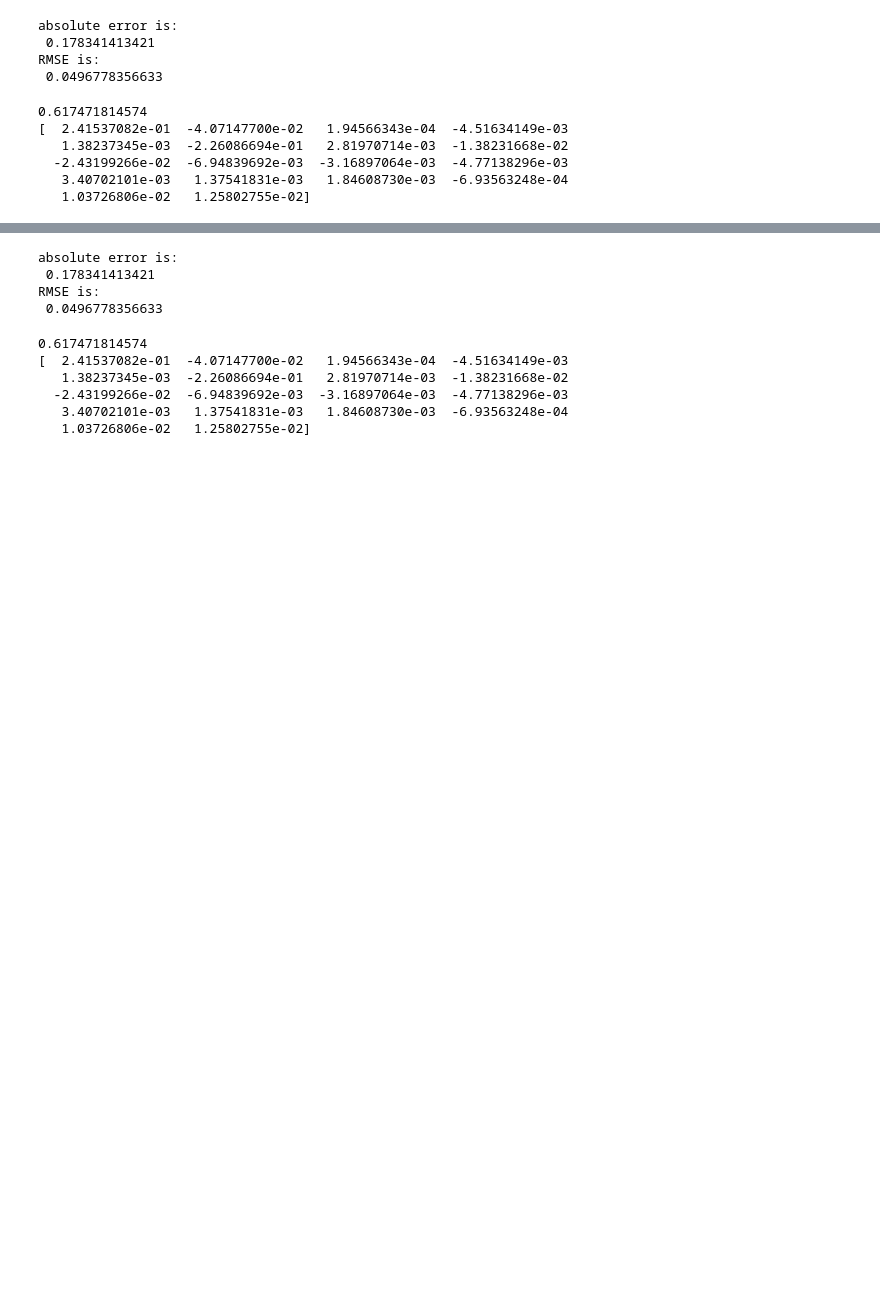
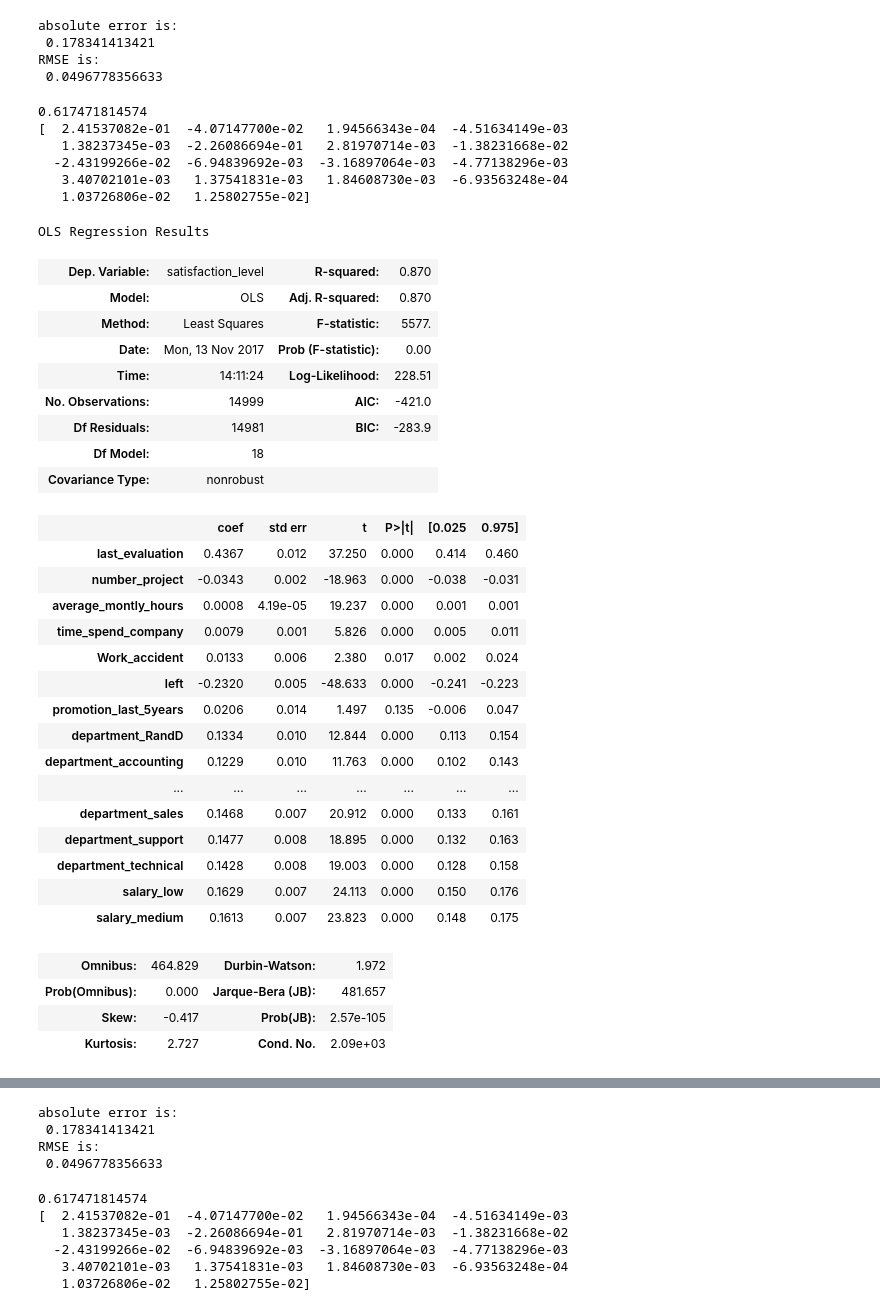
Before and after one commit to BIRatTUDD/Data-Science, a Jupyter notebook: LARS_HRA.ipynb, the cells around one changed output, grey strips where cells are left out. Saved outputs shown, nothing was run; the diff lists cells and outputs as text; code cells hidden in the pictures; blank space fills up the shorter version.

Commit message:
LARS regression compared

```diff
--- a/LARS_HRA.ipynb
+++ b/LARS_HRA.ipynb
@@ -87,4 +89,42 @@ print(lr.coef_)
   -2.43199266e-02  -6.94839692e-03  -3.16897064e-03  -4.77138296e-03
    3.40702101e-03   1.37541831e-03   1.84608730e-03  -6.93563248e-04
    1.03726806e-02   1.25802755e-02]
+# %%
+#Note the difference in argument order
+model = sm.OLS(y, X).fit()
+predictions = model.predict(X) # make the predictions by the model
+
+#Print out the statistics
+model.summary()
+# %% [output]
+OLS Regression Results
+| Dep. Variable: | satisfaction_level | R-squared: | 0.870 |
+| Model: | OLS | Adj. R-squared: | 0.870 |
+| Method: | Least Squares | F-statistic: | 5577. |
+| Date: | Mon, 13 Nov 2017 | Prob (F-statistic): | 0.00 |
+| Time: | 14:11:24 | Log-Likelihood: | 228.51 |
+| No. Observations: | 14999 | AIC: | -421.0 |
+| Df Residuals: | 14981 | BIC: | -283.9 |
+| Df Model: | 18 |  |  |
+| Covariance Type: | nonrobust |  |  |
+|  | coef | std err | t | P>|t| | [0.025 | 0.975] |
+| last_evaluation | 0.4367 | 0.012 | 37.250 | 0.000 | 0.414 | 0.460 |
+| number_project | -0.0343 | 0.002 | -18.963 | 0.000 | -0.038 | -0.031 |
+| average_montly_hours | 0.0008 | 4.19e-05 | 19.237 | 0.000 | 0.001 | 0.001 |
+| time_spend_company | 0.0079 | 0.001 | 5.826 | 0.000 | 0.005 | 0.011 |
+| Work_accident | 0.0133 | 0.006 | 2.380 | 0.017 | 0.002 | 0.024 |
+| left | -0.2320 | 0.005 | -48.633 | 0.000 | -0.241 | -0.223 |
+| promotion_last_5years | 0.0206 | 0.014 | 1.497 | 0.135 | -0.006 | 0.047 |
+| department_RandD | 0.1334 | 0.010 | 12.844 | 0.000 | 0.113 | 0.154 |
+| department_accounting | 0.1229 | 0.010 | 11.763 | 0.000 | 0.102 | 0.143 |
+| ... | ... | ... | ... | ... | ... | ... |
+| department_sales | 0.1468 | 0.007 | 20.912 | 0.000 | 0.133 | 0.161 |
+| department_support | 0.1477 | 0.008 | 18.895 | 0.000 | 0.132 | 0.163 |
+| department_technical | 0.1428 | 0.008 | 19.003 | 0.000 | 0.128 | 0.158 |
+| salary_low | 0.1629 | 0.007 | 24.113 | 0.000 | 0.150 | 0.176 |
+| salary_medium | 0.1613 | 0.007 | 23.823 | 0.000 | 0.148 | 0.175 |
+| Omnibus: | 464.829 | Durbin-Watson: | 1.972 |
+| Prob(Omnibus): | 0.000 | Jarque-Bera (JB): | 481.657 |
+| Skew: | -0.417 | Prob(JB): | 2.57e-105 |
+| Kurtosis: | 2.727 | Cond. No. | 2.09e+03 |
 # %%
```
Also changed, not shown: parts of 5 cells of this notebook.
